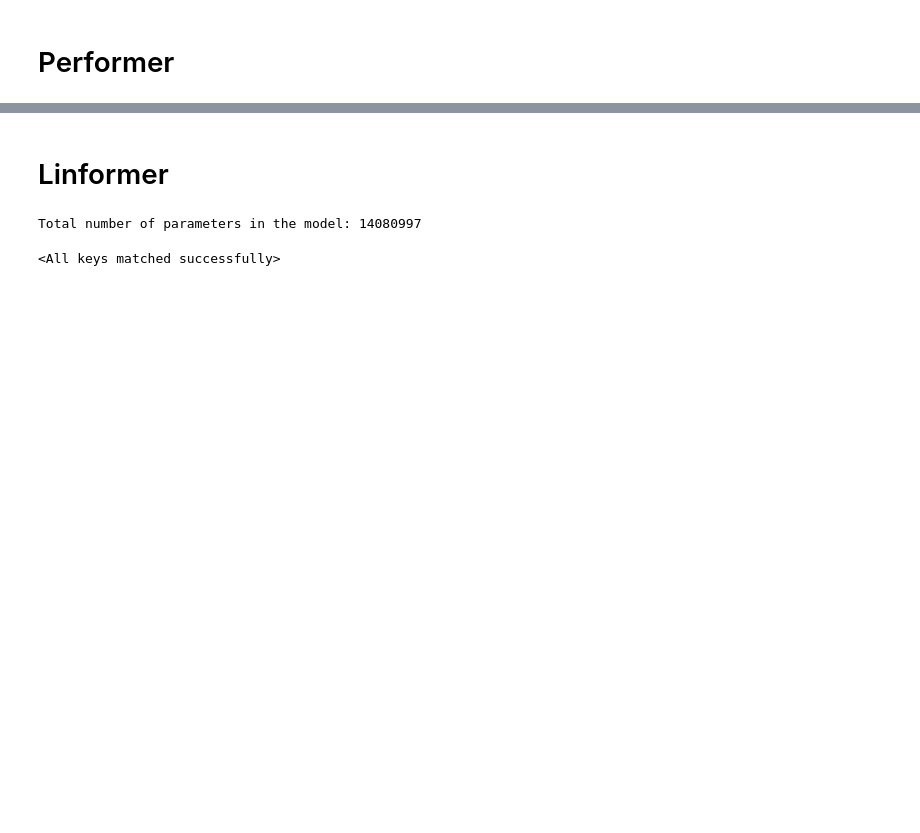
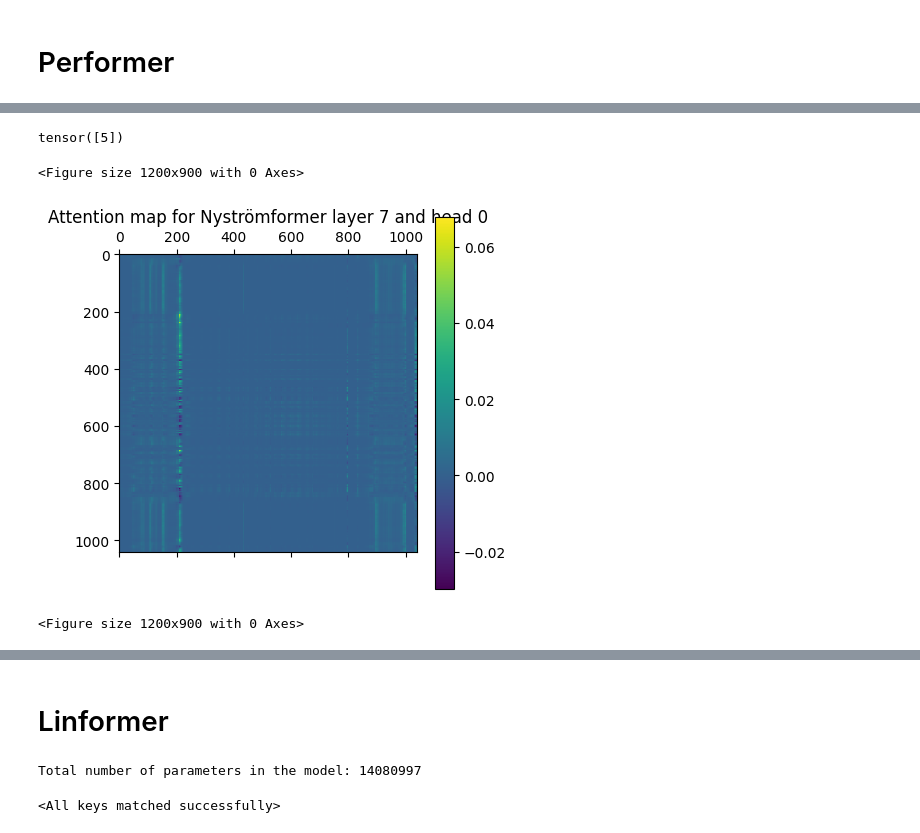
Before and after one commit to michaelweihaosong/vit_efficient_transformer, a Jupyter notebook: vit_efficient_transformer.ipynb, the cells around one changed output, grey strips where cells are left out. Cells and saved outputs as stored; diff of their text form; code cells hidden in the pictures; blank space fills up the shorter version.

```diff
--- a/vit_efficient_transformer.ipynb
+++ b/vit_efficient_transformer.ipynb
@@ -302,0 +338,16 @@ ViT(
+# %%
+attention_list, x = compute_attention_for_Nyströmformer(model, img)
+layer = 7
+head = 0
+print(x.argmax(dim=1))
+attention = attention_list[layer][0, head, :, :].reshape(1040, 1040).to('cpu').numpy()
+# attention -= attention.min()
+plt.matshow(attention)
+plt.title(f'Attention map for {model_name} layer {layer} and head {head}')
+plt.colorbar()
+plt.figure(figsize=(12,9))
+# %% [output]
+tensor([5])
+<Figure size 1200x900 with 0 Axes>
+[figure, added]
+<Figure size 1200x900 with 0 Axes>
```
Also changed, not shown: parts of 11 cells of this notebook, 1 other file.
